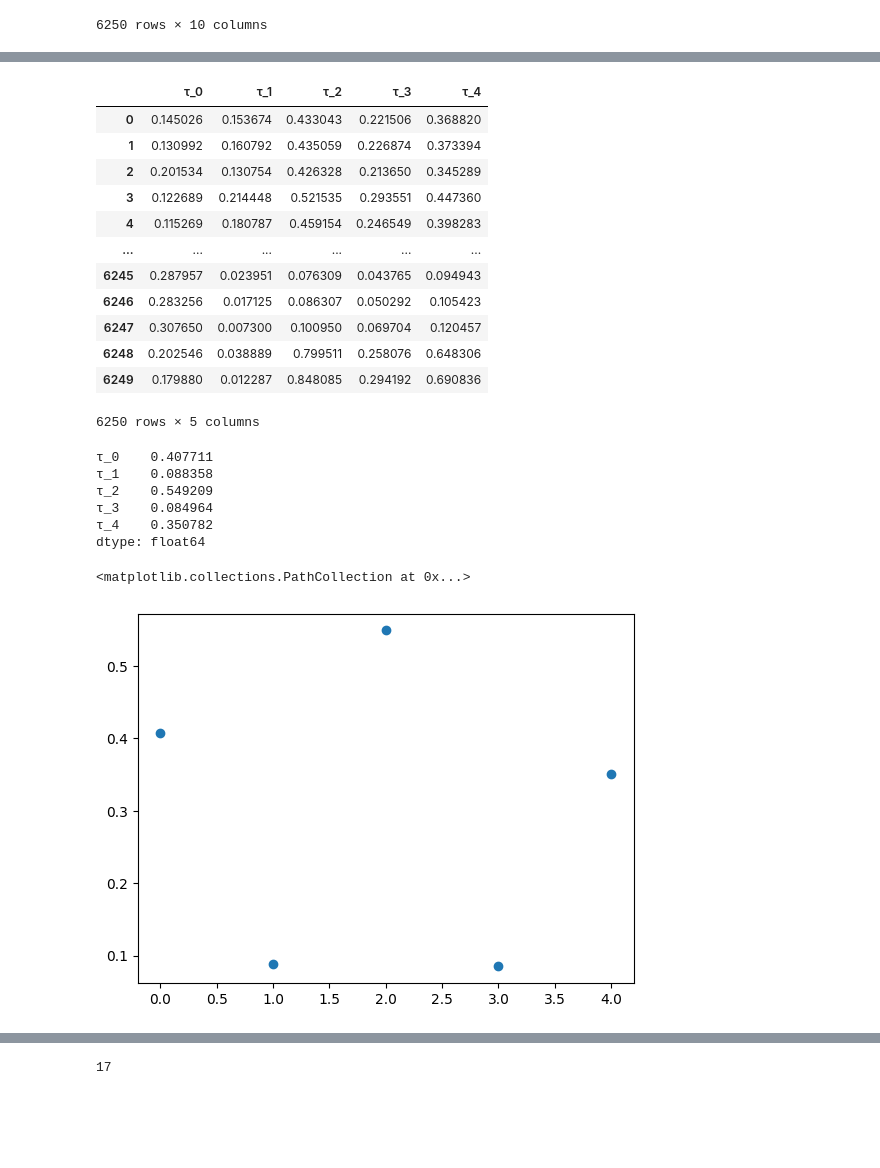
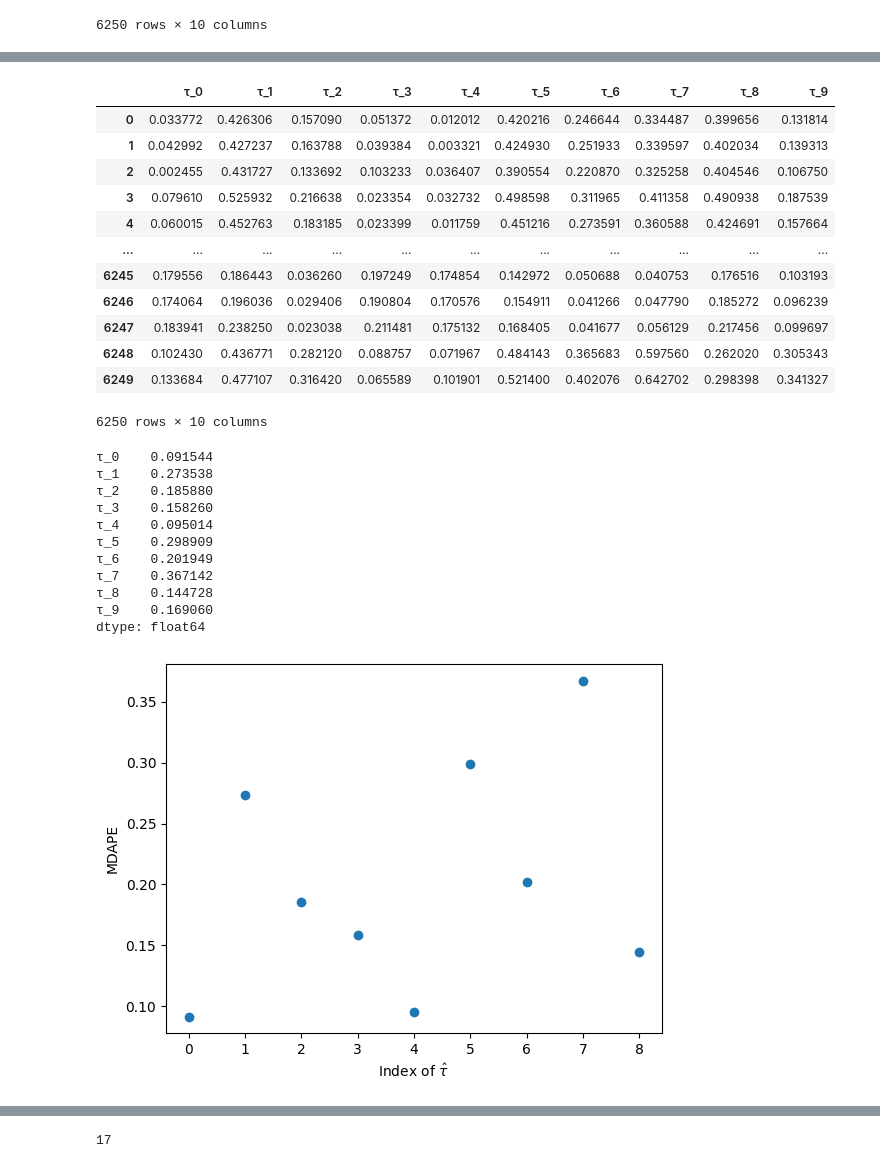
Before and after one commit to Chinnasf/FUSION-EP-Master-Thesis, a Jupyter notebook: Goodness_of_Fit/Regression_Analyses_MDAPE.ipynb, the cells around one changed output, grey strips where cells are left out. Saved outputs shown, nothing was run; the diff lists cells and outputs as text; code cells hidden in the pictures; blank space fills up the shorter version.

```diff
--- a/Goodness_of_Fit/Regression_Analyses_MDAPE.ipynb
+++ b/Goodness_of_Fit/Regression_Analyses_MDAPE.ipynb
@@ -92,7 +91,7 @@ MEAN
 |  | intercept | IP | BT | NEL | PLTH | RGEO | KAREA | EPS | MEFF |
 | 0 | -2.518511 | 1.13432 | 0.072368 | 0.174924 | -0.68271 | 1.447975 | 0.280173 | 0.063607 | 0.214009 |
 # %%
-N = 5 #4000
+N = 10 #4000
 def get_rand_sample(μ, σ, N):
     s = np.random.normal(μ, σ, N)
     return s
@@ -168,32 +172,38 @@ data_[["TAUTH"] + list(hat_τ.columns)]
 # %%
 abs_relative_residual
 # %% [output]
-|  | τ_0 | τ_1 | τ_2 | τ_3 | τ_4 |
-| 0 | 0.145026 | 0.153674 | 0.433043 | 0.221506 | 0.368820 |
-| 1 | 0.130992 | 0.160792 | 0.435059 | 0.226874 | 0.373394 |
-| 2 | 0.201534 | 0.130754 | 0.426328 | 0.213650 | 0.345289 |
-| 3 | 0.122689 | 0.214448 | 0.521535 | 0.293551 | 0.447360 |
-| 4 | 0.115269 | 0.180787 | 0.459154 | 0.246549 | 0.398283 |
-| ... | ... | ... | ... | ... | ... |
-| 6245 | 0.287957 | 0.023951 | 0.076309 | 0.043765 | 0.094943 |
-| 6246 | 0.283256 | 0.017125 | 0.086307 | 0.050292 | 0.105423 |
-| 6247 | 0.307650 | 0.007300 | 0.100950 | 0.069704 | 0.120457 |
-| 6248 | 0.202546 | 0.038889 | 0.799511 | 0.258076 | 0.648306 |
-| 6249 | 0.179880 | 0.012287 | 0.848085 | 0.294192 | 0.690836 |
+|  | τ_0 | τ_1 | τ_2 | τ_3 | τ_4 | τ_5 | τ_6 | τ_7 | τ_8 | τ_9 |
+| 0 | 0.033772 | 0.426306 | 0.157090 | 0.051372 | 0.012012 | 0.420216 | 0.246644 | 0.334487 | 0.399656 | 0.131814 |
+| 1 | 0.042992 | 0.427237 | 0.163788 | 0.039384 | 0.003321 | 0.424930 | 0.251933 | 0.339597 | 0.402034 | 0.139313 |
+| 2 | 0.002455 | 0.431727 | 0.133692 | 0.103233 | 0.036407 | 0.390554 | 0.220870 | 0.325258 | 0.404546 | 0.106750 |
+| 3 | 0.079610 | 0.525932 | 0.216638 | 0.023354 | 0.032732 | 0.498598 | 0.311965 | 0.411358 | 0.490938 | 0.187539 |
+| 4 | 0.060015 | 0.452763 | 0.183185 | 0.023399 | 0.011759 | 0.451216 | 0.273591 | 0.360588 | 0.424691 | 0.157664 |
+| ... | ... | ... | ... | ... | ... | ... | ... | ... | ... | ... |
+| 6245 | 0.179556 | 0.186443 | 0.036260 | 0.197249 | 0.174854 | 0.142972 | 0.050688 | 0.040753 | 0.176516 | 0.103193 |
+| 6246 | 0.174064 | 0.196036 | 0.029406 | 0.190804 | 0.170576 | 0.154911 | 0.041266 | 0.047790 | 0.185272 | 0.096239 |
+| 6247 | 0.183941 | 0.238250 | 0.023038 | 0.211481 | 0.175132 | 0.168405 | 0.041677 | 0.056129 | 0.217456 | 0.099697 |
+| 6248 | 0.102430 | 0.436771 | 0.282120 | 0.088757 | 0.071967 | 0.484143 | 0.365683 | 0.597560 | 0.262020 | 0.305343 |
+| 6249 | 0.133684 | 0.477107 | 0.316420 | 0.065589 | 0.101901 | 0.521400 | 0.402076 | 0.642702 | 0.298398 | 0.341327 |
-6250 rows × 5 columns
+6250 rows × 10 columns
 # %%
 MDAPE = abs_relative_residual.median(axis=0)
 MDAPE
 # %% [output]
-τ_0    0.407711
-τ_1    0.088358
-τ_2    0.549209
-τ_3    0.084964
-τ_4    0.350782
+τ_0    0.091544
+τ_1    0.273538
+τ_2    0.185880
+τ_3    0.158260
+τ_4    0.095014
+τ_5    0.298909
+τ_6    0.201949
+τ_7    0.367142
+τ_8    0.144728
+τ_9    0.169060
 dtype: float64
 # %%
-plt.scatter(list(range(N)),MDAPE.values)
+plt.scatter(list(range(len(MDAPE)-1)), MDAPE.values[:-1])
+plt.xlabel("Index of $\\hat{\\tau}$")
+plt.ylabel("MDAPE");
 # %% [output]
-<matplotlib.collections.PathCollection at 0x...>
-[figure, old version]
+[figure, new version]
 # %%
```
Also changed, not shown: parts of 5 cells of this notebook, 5 other files.
